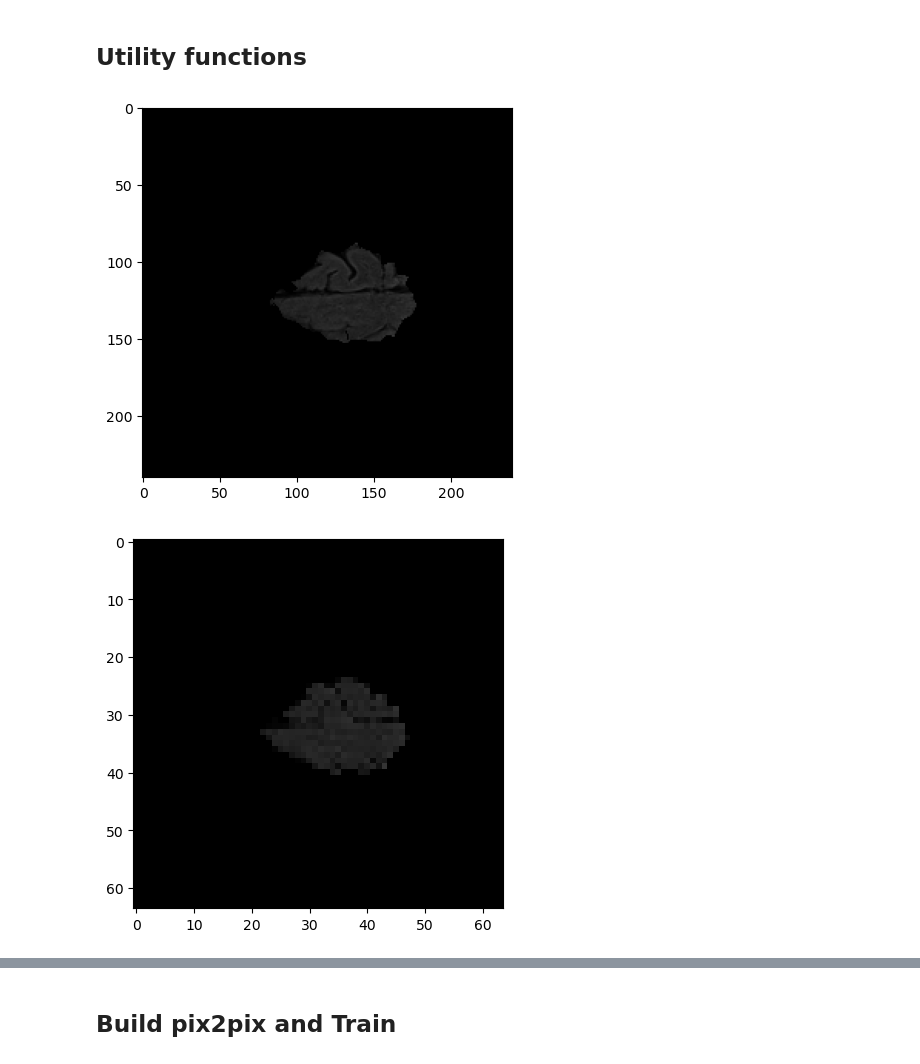
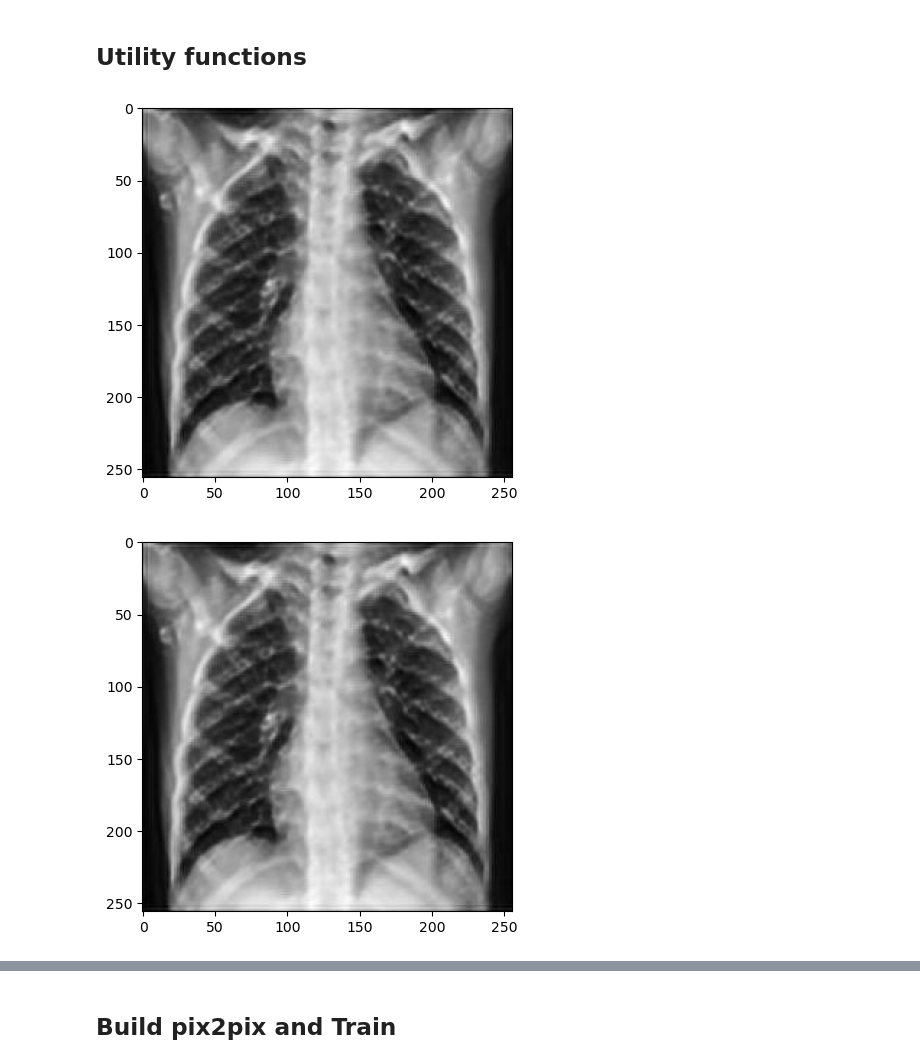
Before and after one commit to mmasdar/noise-reduction-using-pix2pix, a Jupyter notebook: pix2pix-for-cxr-and-mri-noise-reduction.ipynb, the cells around one changed output, grey strips where cells are left out. Cells and saved outputs as stored; diff of their text form; code cells hidden in the pictures.

```diff
--- a/pix2pix-for-cxr-and-mri-noise-reduction.ipynb
+++ b/pix2pix-for-cxr-and-mri-noise-reduction.ipynb
@@ -62,10 +81,13 @@ tf.random.set_seed(SEED)
 # define hardcoded values used throughout this notebook
 IMAGE_SIZE = (256, 256)
 IMAGE_SHAPE = (256, 256, 3)
-#DATASET_PATH = "/kaggle/input/master-mri-translation/MRI_translation/t1_to_t2"
-TRAIN_DIR = r'/kaggle/input/mri-flair-png-srgan/MRI_Flair_PNG/train'
-VAL_DIR = r'/kaggle/input/mri-flair-png-srgan/MRI_Flair_PNG/val'
-TEST_DIR = r'/kaggle/input/mri-flair-png-srgan/MRI_Flair_PNG/test'
+
+
+DATASET_PATH = "/kaggle/input/generated-images-xray"
+TRAIN_DIR = DATASET_PATH + "/Normal/"
+VAL_DIR = DATASET_PATH + "/Normal/"
+TEST_DIR = DATASET_PATH + "/Normal/"
+
 NBR_EPOCHS = 100
 BATCH_SIZE = 5
 MAX_TRAIN_SAMPLES = 200  # restricts training data to this many samples - use for testing and for limited resources
@@ -73,7 +95,7 @@ MAX_TRAIN_SAMPLES = 200  # restricts training data to this many samples - use fo
 
 # get the file names in each directory, and count how many files there are
 def only_images(ls):
-    return [f for f in ls if f.endswith('.png')]
+    return [f for f in ls if f.endswith('.jpg')]
 
 train_files = os.listdir(TRAIN_DIR)
 val_files = os.listdir(VAL_DIR)
@@ -185,20 +207,20 @@ plt.show()
 # %%
 # Resizing image
 
 def resize_image(img, size):
     new_img = cv2.resize(img, size, cv2.INTER_AREA)
     return new_img
 
 
 img = cv2.imread(train_files[0])
-new_img = resize_image(img=img, size=(64,64))
+new_img = resize_image(img=img, size=(256,256))
 plt.imshow(img, cmap='gray')
 plt.show()
 plt.imshow(new_img, cmap='gray')
 plt.show()
 # %% [output]
-[figure, old version]
+[figure, new version]
-[figure, old version]
+[figure, new version]
 # %%
 class DataLoader():
     def __init__(self, dataset_folder_path, img_size=(256, 256)):
```
Also changed, not shown: parts of 8 cells of this notebook.
